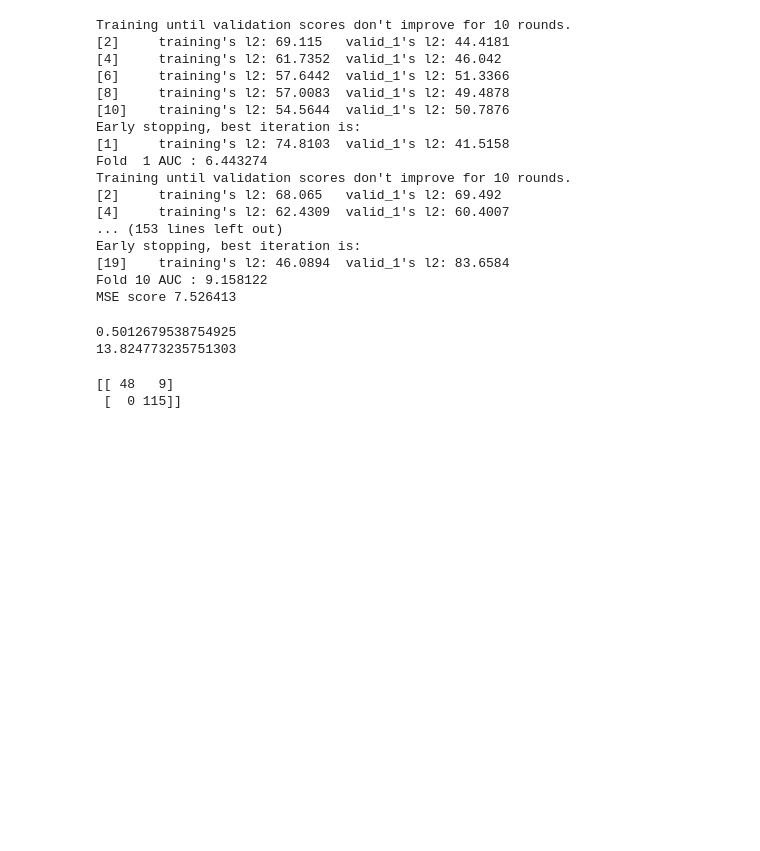
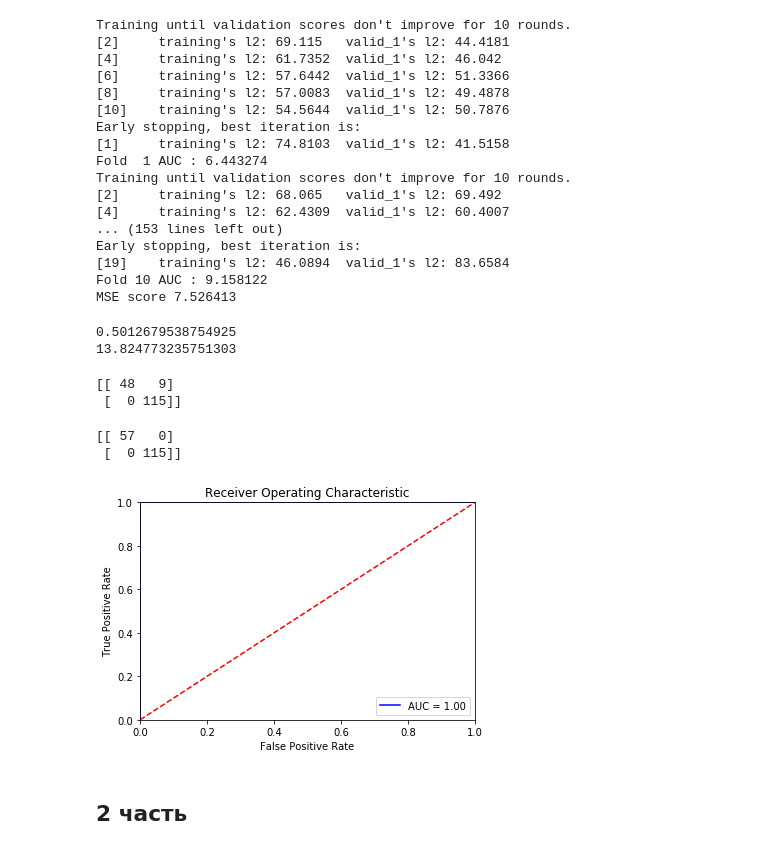
Before and after one commit to CobaltLS/MachineLearning, a Jupyter notebook: SDSJ/SDSJ2018.ipynb, the cells around one changed output. Drawn from its saved outputs; the diff is of its cells as text; code cells hidden in the pictures; blank space fills up the shorter version.

```diff
--- a/SDSJ/SDSJ2018.ipynb
+++ b/SDSJ/SDSJ2018.ipynb
@@ -473,3 +496,45 @@ print(confusion_matrix(target_test_class, np.around(target_test_proba)))
 # %% [output]
 [[ 48   9]
  [  0 115]]
+# %%
+data = pd.read_csv('data/check_1_r/train.csv')
+data_test = pd.read_csv('data/check_1_r/test.csv')
+target_test = pd.read_csv('data/check_1_r/test-target.csv')
+
+target = data.pop("target")
+data.drop(["datetime_0", "line_id"], axis=1, inplace=True)
+scaler = MinMaxScaler()
+#scaler = StandardScaler()
+data[data.dtypes[data.dtypes == np.float64].index] = scaler.fit_transform(data[data.dtypes[data.dtypes == np.float64].index])
+data["const"] = 1
+
+data_test.drop(["datetime_0", "line_id"], axis=1, inplace=True)
+data_test[data_test.dtypes[data_test.dtypes == np.float64].index] = scaler.transform(data_test[data_test.dtypes[data_test.dtypes == np.float64].index])
+data_test["const"] = 1
+
+target_test.drop(["line_id"], axis=1, inplace=True)
+# %%
+from sklearn.svm import SVC
+model = SVC(probability=True)
+model.fit(data, target_class)
+target_test_proba = model.predict_proba(data_test)[:,1]
+
+print(confusion_matrix(target_test_class, np.around(target_test_proba)))
+fpr, tpr, threshold = roc_curve(target_test_class, target_test_proba)
+roc_auc = auc(fpr, tpr)
+
+plt.title('Receiver Operating Characteristic')
+plt.plot(fpr, tpr, 'b', label = 'AUC = %0.2f' % roc_auc)
+plt.legend(loc = 'lower right')
+plt.plot([0, 1], [0, 1],'r--')
+plt.xlim([0, 1])
+plt.ylim([0, 1])
+plt.ylabel('True Positive Rate')
+plt.xlabel('False Positive Rate')
+plt.show()
+# %% [output]
+[[ 57   0]
+ [  0 115]]
+[figure, added]
+# %% [markdown]
+## 2 часть
```
Also changed, not shown: parts of 27 cells of this notebook.
